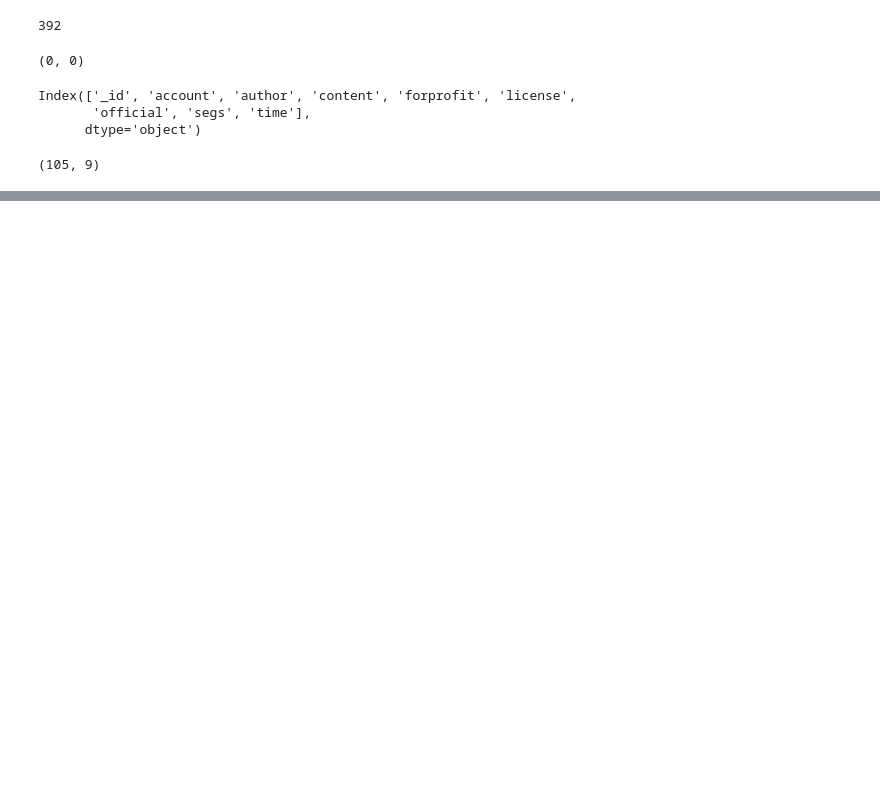
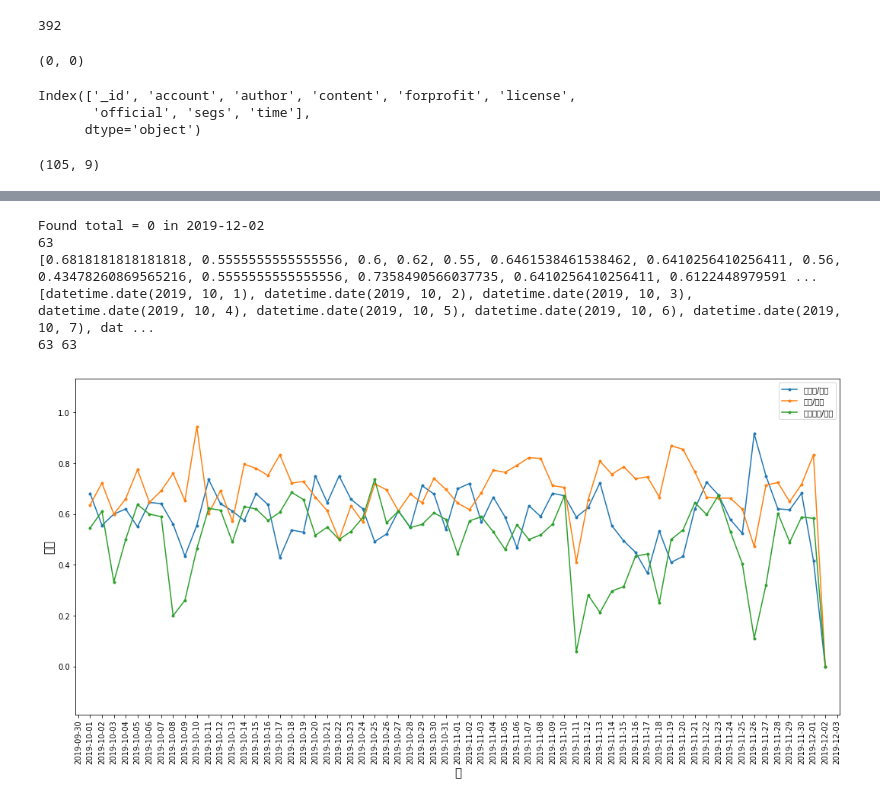
Before and after one commit to bluekidds/weixin_crawler, a Jupyter notebook: Untitled.ipynb, the cells around one changed output, grey strips where cells are left out. Cells and saved outputs as stored; diff of their text form; code cells hidden in the pictures; blank space fills up the shorter version.

```diff
--- a/Untitled.ipynb
+++ b/Untitled.ipynb
@@ -78,0 +392,9 @@ display(all_articles_df.shape)
+# %%
+get_week_countrate_plot(df, start, end)
+# %% [output]
+Found total = 0 in 2019-12-02
+63
+[0.6818181818181818, 0.5555555555555556, 0.6, 0.62, 0.55, 0.6461538461538462, 0.6410256410256411, 0.56, 0.43478260869565216, 0.5555555555555556, 0.7358490566037735, 0.6410256410256411, 0.6122448979591 ...
+[datetime.date(2019, 10, 1), datetime.date(2019, 10, 2), datetime.date(2019, 10, 3), datetime.date(2019, 10, 4), datetime.date(2019, 10, 5), datetime.date(2019, 10, 6), datetime.date(2019, 10, 7), dat ...
+63 63
+[figure, added]
```
Also changed, not shown: parts of 35 cells of this notebook, 1 other file.
